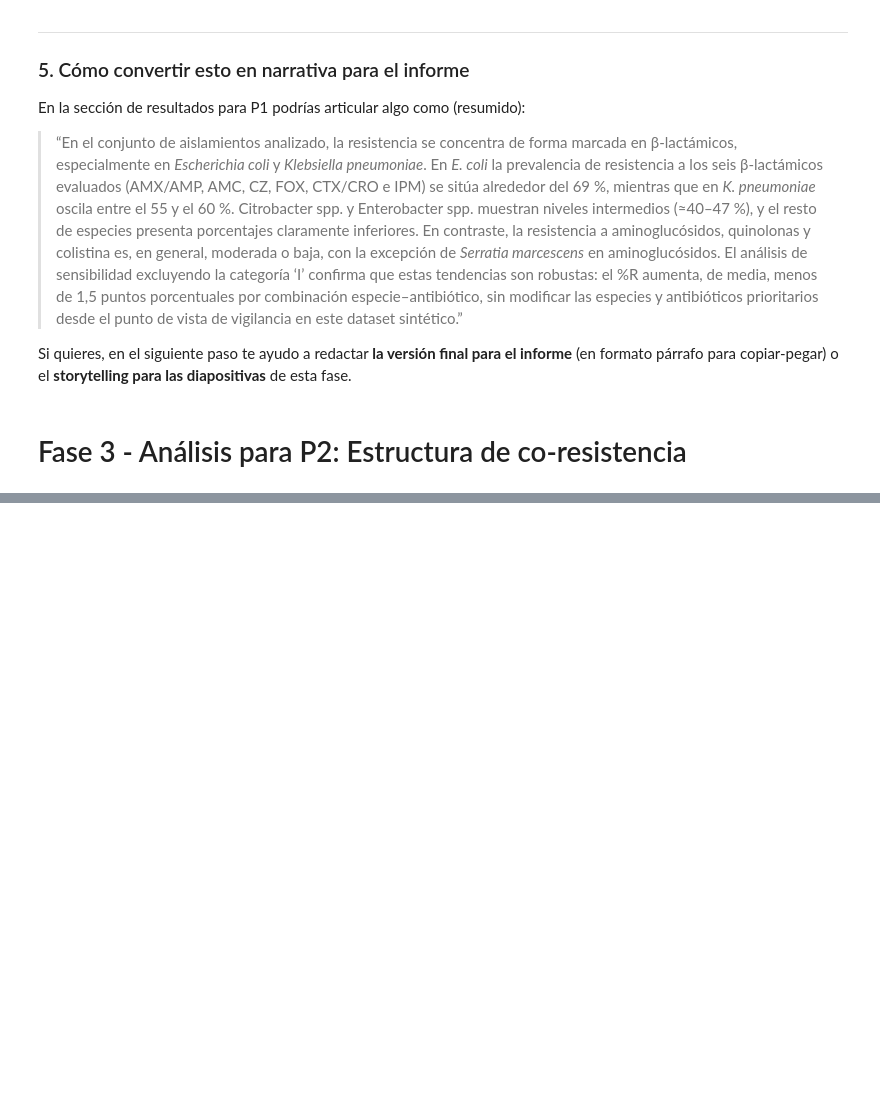
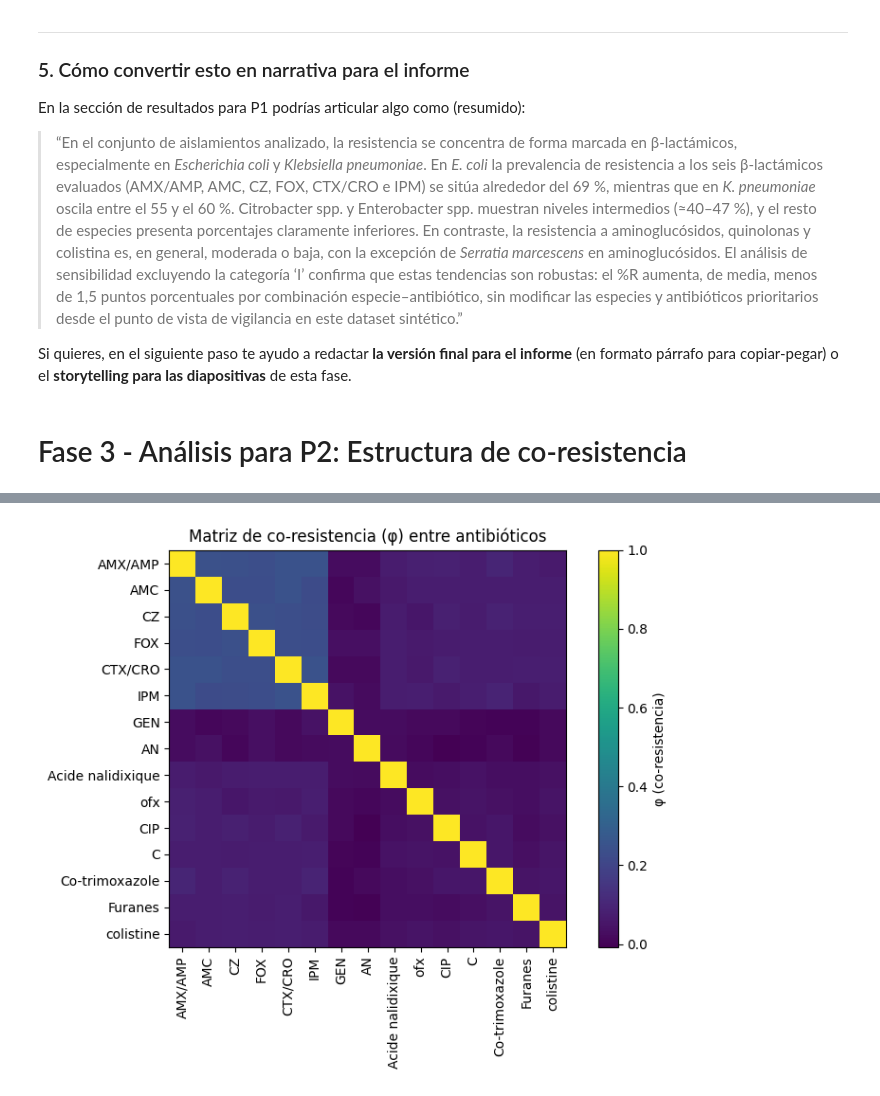
Before and after one commit to smaje99/diploma-in-data-analytics-in-business-management-unir, a Jupyter notebook: mbr-susceptibility-eda/mbr-susceptibility-eda.ipynb, the cells around one changed output, grey strips where cells are left out. Saved outputs shown, nothing was run; the diff lists cells and outputs as text; code cells hidden in the pictures; blank space fills up the shorter version.

Commit message:
✨ Implement Phase 3 Analysis for P2: Co-resistance structure

```diff
--- a/mbr-susceptibility-eda/mbr-susceptibility-eda.ipynb
+++ b/mbr-susceptibility-eda/mbr-susceptibility-eda.ipynb
@@ -2581,0 +2846,16 @@ Si quieres, en el siguiente paso te ayudo a redactar **la versión final para el
+# %%
+# 3️⃣ Ejecutar P2 global (todas las especies)
+
+# %% [markdown]
+# ### P2 global: co-resistencia en todo el dataset
+
+# %%
+pair_global, phi_global, phi_global_star, rules_global, pair_global_sens = compute_co_resistance(
+    df_sub=df_clean,
+    rbin_cols=R_BIN_COLS,
+    min_support=0.25,   # cambia si necesitas otro umbral
+    min_n_pair=200,
+    max_na_pair=0.20,
+)
+
+pair_global
@@ -2581,0 +3043,25 @@ Si quieres, en el siguiente paso te ayudo a redactar **la versión final para el
+# %%
+# 1️⃣ Heatmap de co-resistencia (matriz φ_global)
+
+# %% [markdown]
+# ### Heatmap global de co-resistencia (φ)
+
+# %%
+import matplotlib.pyplot as plt
+import numpy as np
+
+plt.figure(figsize=(8, 6))
+
+im = plt.imshow(phi_global.values, aspect="equal")  # colormap por defecto
+plt.colorbar(im, label="φ (co-resistencia)")
+
+plt.xticks(
+    ticks=np.arange(len(phi_global.columns)), labels=phi_global.columns, rotation=90
+)
+plt.yticks(ticks=np.arange(len(phi_global.index)), labels=phi_global.index)
+
+plt.title("Matriz de co-resistencia (φ) entre antibióticos")
+plt.tight_layout()
+plt.show()
+# %% [output]
+[figure, added]
```
Also changed, not shown: parts of 16 cells of this notebook, 4 other files.
